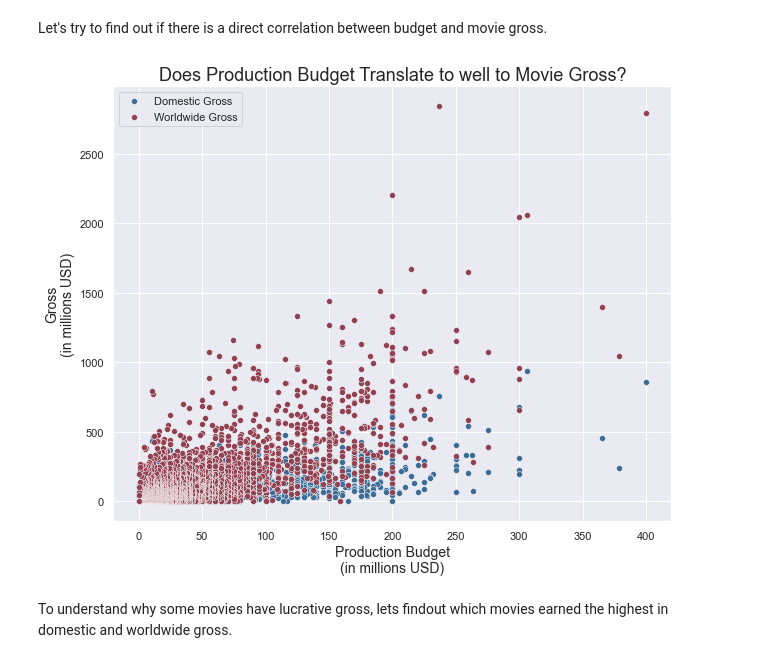
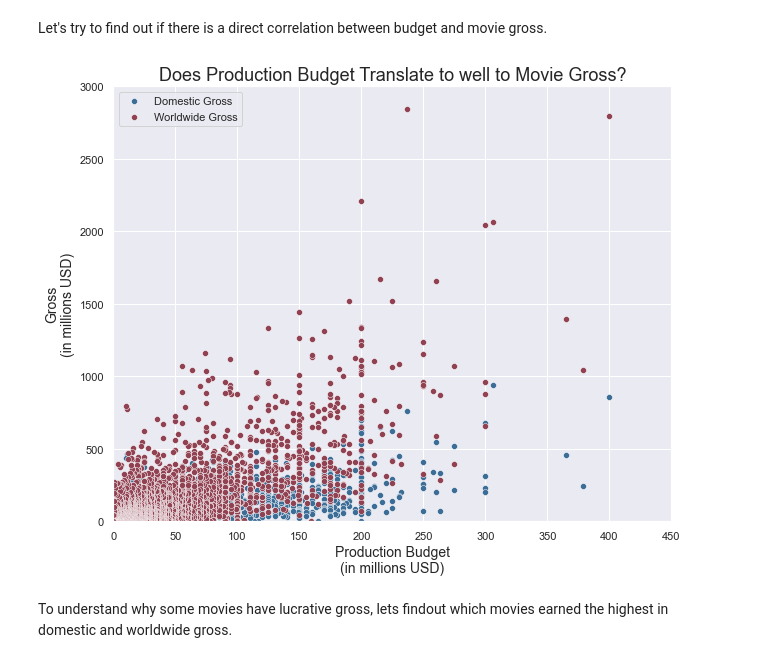
Before and after one commit to afanta-fi/Microsoft_in_The_Movie_Business, a Jupyter notebook: code/visualization.ipynb, the cells around one changed output. Drawn from its saved outputs; the diff is of its cells as text; code cells hidden in the pictures.

```diff
--- a/code/visualization.ipynb
+++ b/code/visualization.ipynb
@@ -116,21 +116,22 @@ Let's try to find out if there is a direct correlation between budget and movie
 # %%
 #Relationship between budget and gross
 #Set image size
 sns.set(rc={"figure.figsize":(10, 8)})
 df = movies_df.copy()
 #Show budget in millions
 df['production_budget'] = df['production_budget']/1e6
 df['domestic_gross'] = df['domestic_gross']/1e6
 df['worldwide_gross'] = df['worldwide_gross']/1e6
 ax_1 = sns.scatterplot(data=df, x='production_budget',y='domestic_gross',color="#3C6D97")
 ax_2 = sns.scatterplot(data=df, x='production_budget',y='worldwide_gross',color="#914252")
 ax_2.set_xlabel('Production Budget\n(in millions USD)',fontsize=14)
 ax_2.set_ylabel('Gross\n(in millions USD)',fontsize=14)
 ax_2.set_title('Does Production Budget Translate to well to Movie Gross?',fontsize=18);
 plt.legend(labels=["Domestic Gross","Worldwide Gross"])
+ax_2.set(xlim=(0,450),ylim=(0,3000))
 plt.savefig('../images/budget_and_gross.png')
 # %% [output]
-[figure, old version]
+[figure, new version]
 # %% [markdown]
 To understand why some movies have lucrative gross, lets findout which movies earned the highest in domestic and worldwide gross.
 # %%
```
Also changed, not shown: parts of 2 cells of this notebook.
